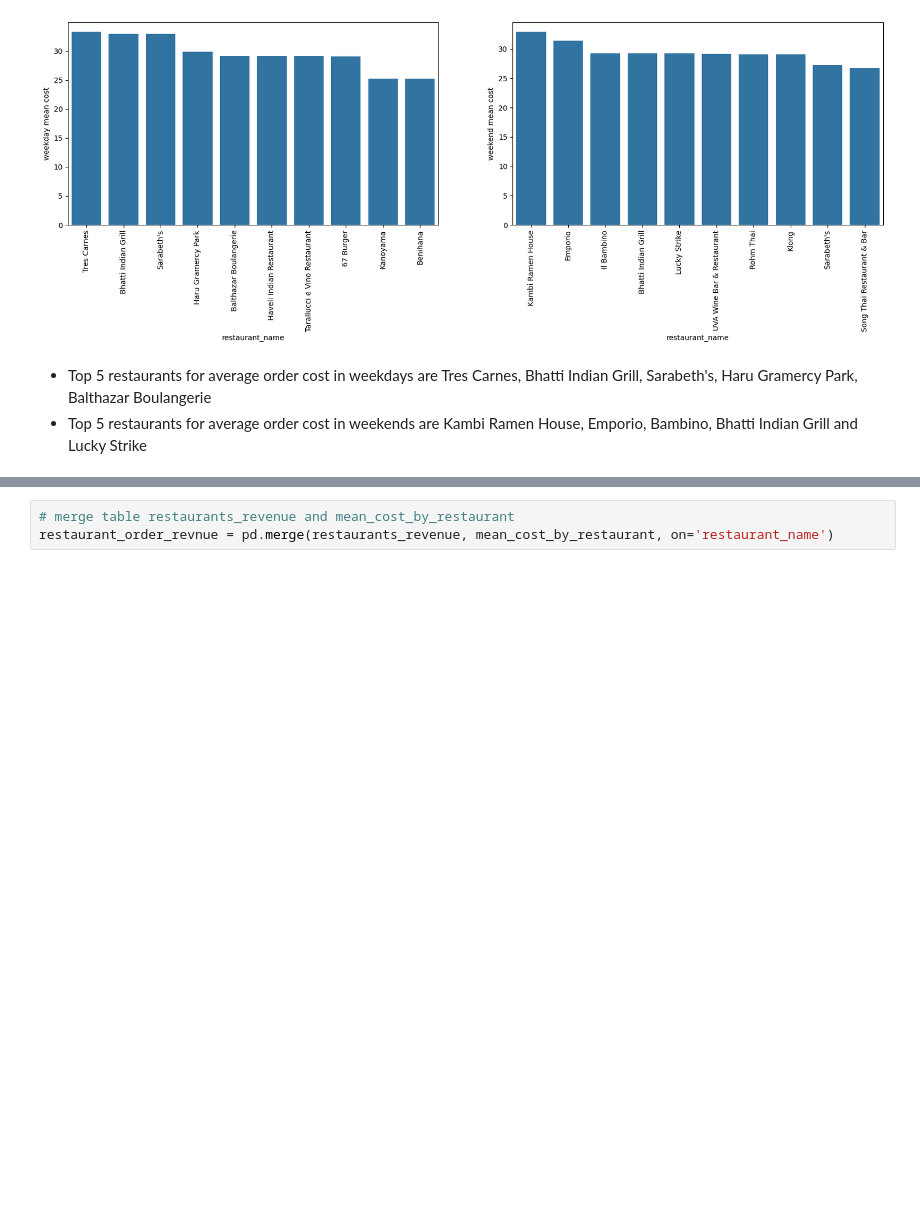
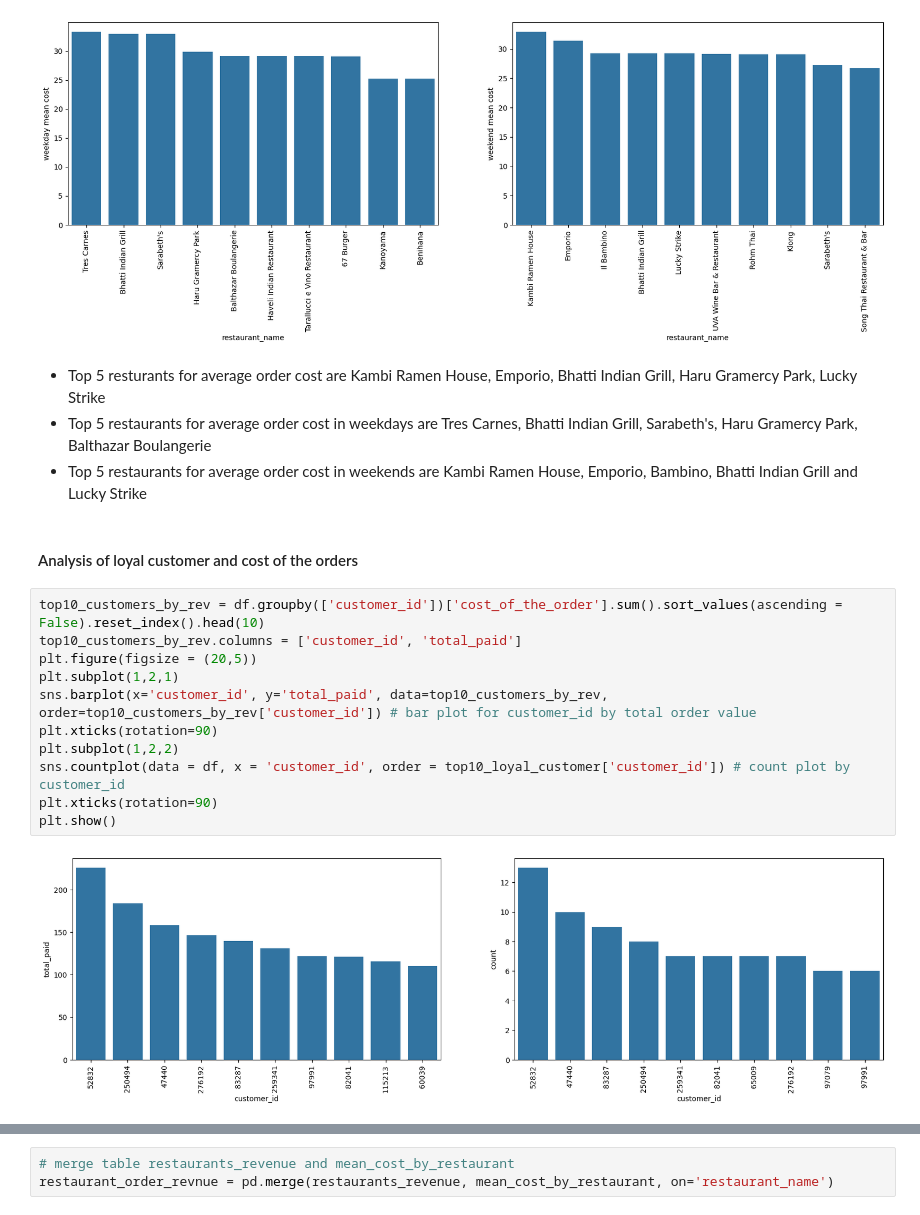
Before and after one commit to sheikhomer/FoodHubDataAnalysis, a Jupyter notebook: Learner_Notebook_Full_Code.ipynb, the cells around one changed output, grey strips where cells are left out. Cells and saved outputs as stored; diff of their text form; blank space fills up the shorter version.

Commit message:
multivariate analysis completed

```diff
--- a/Learner_Notebook_Full_Code.ipynb
+++ b/Learner_Notebook_Full_Code.ipynb
@@ -530,5 +575,21 @@ plt.show()
 # %% [output]
 [figure]
 # %% [markdown]
+* Top 5 resturants for average order cost are Kambi Ramen House, Emporio, Bhatti Indian Grill, Haru Gramercy Park, Lucky Strike
 * Top 5 restaurants for average order cost in weekdays are Tres Carnes, Bhatti Indian Grill, Sarabeth's, Haru Gramercy Park, Balthazar Boulangerie
 * Top 5 restaurants for average order cost in weekends are Kambi Ramen House, Emporio, Bambino, Bhatti Indian Grill and Lucky Strike
+# %% [markdown]
+#### Analysis of loyal customer and cost of the orders
+# %%
+top10_customers_by_rev = df.groupby(['customer_id'])['cost_of_the_order'].sum().sort_values(ascending = False).reset_index().head(10)
+top10_customers_by_rev.columns = ['customer_id', 'total_paid']
+plt.figure(figsize = (20,5))
+plt.subplot(1,2,1)
+sns.barplot(x='customer_id', y='total_paid', data=top10_customers_by_rev, order=top10_customers_by_rev['customer_id']) # bar plot for customer_id by total order value
+plt.xticks(rotation=90)
+plt.subplot(1,2,2)
+sns.countplot(data = df, x = 'customer_id', order = top10_loyal_customer['customer_id']) # count plot by customer_id
+plt.xticks(rotation=90)
+plt.show()
+# %% [output]
+[figure, added]
```
Also changed, not shown: parts of 28 cells of this notebook.
